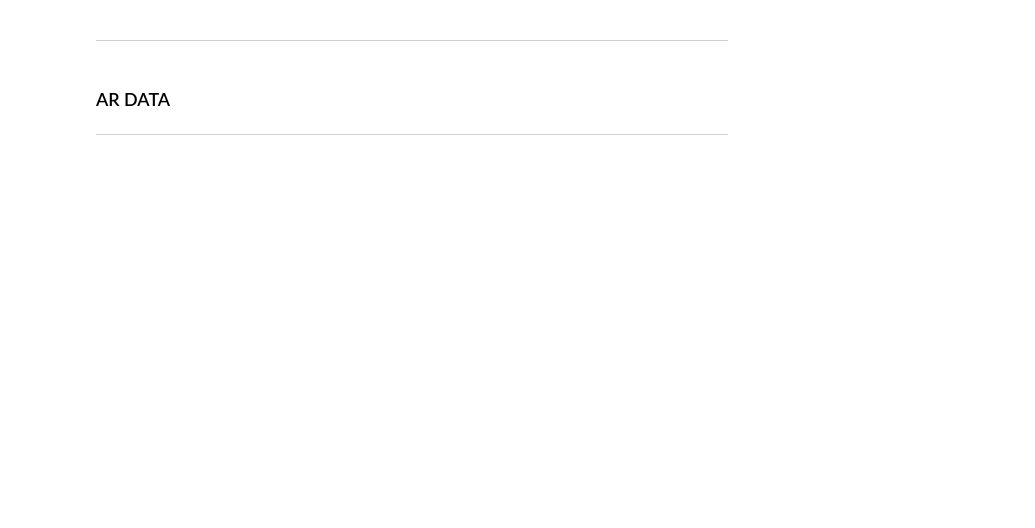
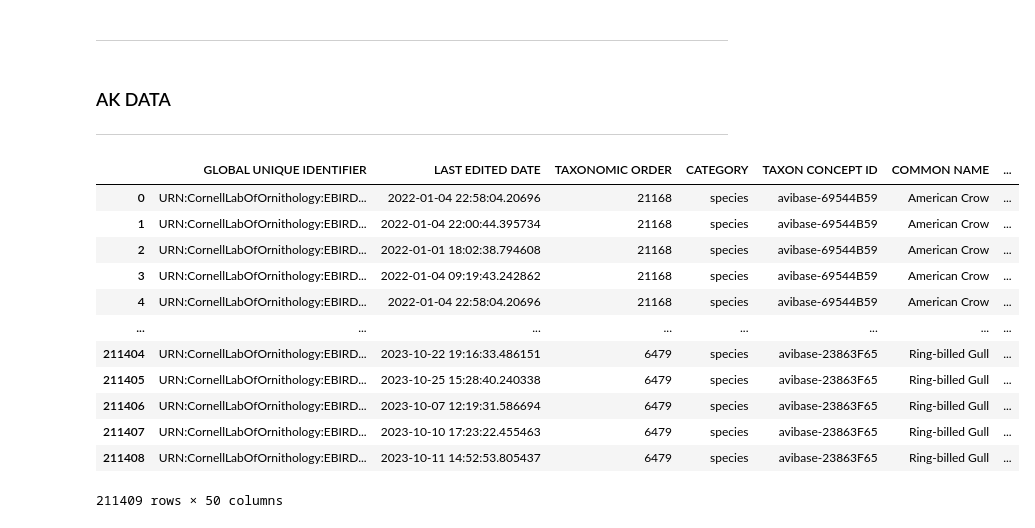
Before and after one commit to Iandrewburg/DV2_Assignment, a Jupyter notebook: txt_to_csv.ipynb, the cells around one changed output. Saved outputs shown, nothing was run; the diff lists cells and outputs as text; code cells hidden in the pictures; blank space fills up the shorter version.

Commit message:
edited zipped data

```diff
--- a/txt_to_csv.ipynb
+++ b/txt_to_csv.ipynb
@@ -70,6 +86,6 @@ df
 # %% [markdown]
 ---
 # %% [markdown]
-### AR DATA
+### AK DATA
 ---
 # %%
@@ -79,3 +95,17 @@ zip_csv('AR_Data.csv', 'AR_Data.zip')
 # %%
-df = unzip_and_read_csv('NM_Data.zip')
+df = unzip_and_read_csv('AK_Data.zip')
 df
+# %% [output]
+|  | GLOBAL UNIQUE IDENTIFIER | LAST EDITED DATE | TAXONOMIC ORDER | CATEGORY | TAXON CONCEPT ID | COMMON NAME | ... |
+| 0 | URN:CornellLabOfOrnithology:EBIRD... | 2022-01-04 22:58:04.20696 | 21168 | species | avibase-69544B59 | American Crow | ... |
+| 1 | URN:CornellLabOfOrnithology:EBIRD... | 2022-01-04 22:00:44.395734 | 21168 | species | avibase-69544B59 | American Crow | ... |
+| 2 | URN:CornellLabOfOrnithology:EBIRD... | 2022-01-01 18:02:38.794608 | 21168 | species | avibase-69544B59 | American Crow | ... |
+| 3 | URN:CornellLabOfOrnithology:EBIRD... | 2022-01-04 09:19:43.242862 | 21168 | species | avibase-69544B59 | American Crow | ... |
+| 4 | URN:CornellLabOfOrnithology:EBIRD... | 2022-01-04 22:58:04.20696 | 21168 | species | avibase-69544B59 | American Crow | ... |
+| ... | ... | ... | ... | ... | ... | ... | ... |
+| 211404 | URN:CornellLabOfOrnithology:EBIRD... | 2023-10-22 19:16:33.486151 | 6479 | species | avibase-23863F65 | Ring-billed Gull | ... |
+| 211405 | URN:CornellLabOfOrnithology:EBIRD... | 2023-10-25 15:28:40.240338 | 6479 | species | avibase-23863F65 | Ring-billed Gull | ... |
+| 211406 | URN:CornellLabOfOrnithology:EBIRD... | 2023-10-07 12:19:31.586694 | 6479 | species | avibase-23863F65 | Ring-billed Gull | ... |
+| 211407 | URN:CornellLabOfOrnithology:EBIRD... | 2023-10-10 17:23:22.455463 | 6479 | species | avibase-23863F65 | Ring-billed Gull | ... |
+| 211408 | URN:CornellLabOfOrnithology:EBIRD... | 2023-10-11 14:52:53.805437 | 6479 | species | avibase-23863F65 | Ring-billed Gull | ... |
+211409 rows × 50 columns
```
Also changed, not shown: parts of 7 cells of this notebook, 3 other files.
